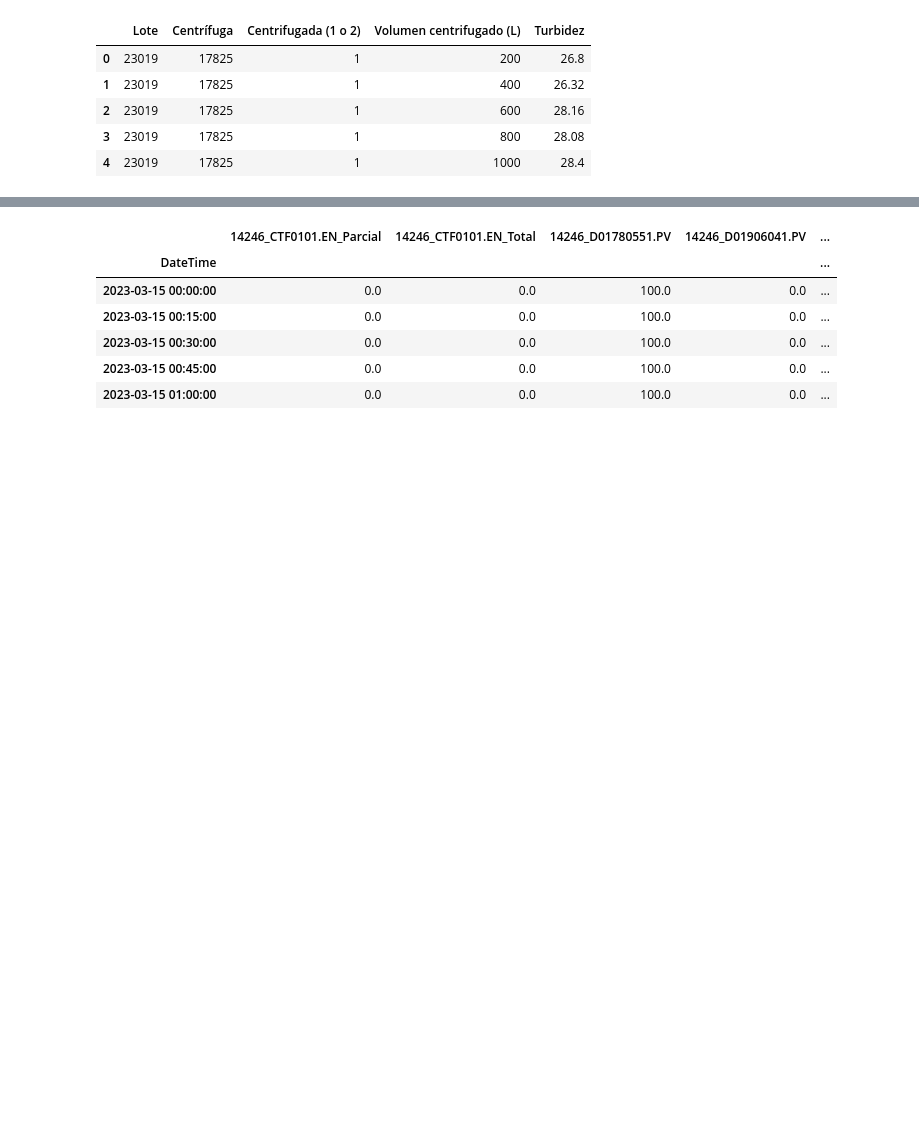
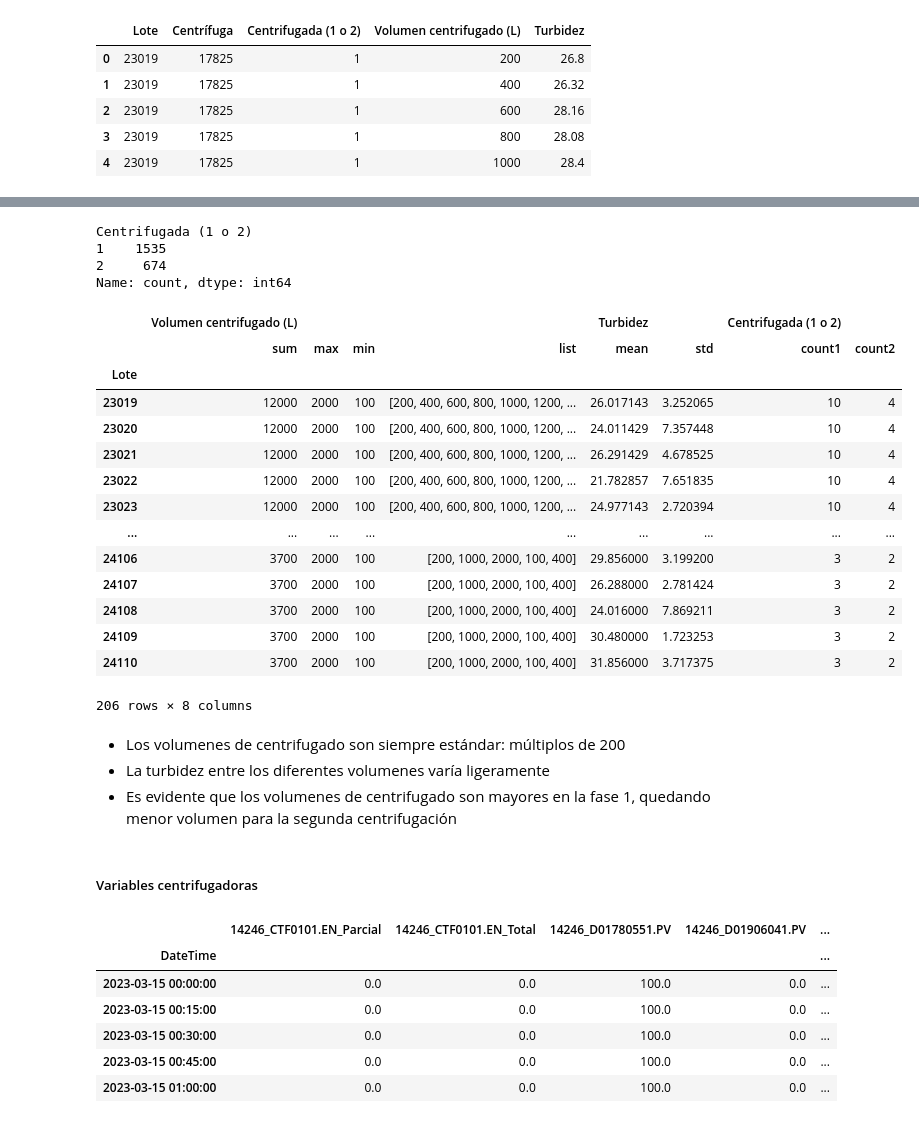
Before and after one commit to nikodyulger/datathon-los-forajidos, a Jupyter notebook: exploracion.ipynb, the cells around one changed output, grey strips where cells are left out. Drawn from its saved outputs; the diff is of its cells as text; code cells hidden in the pictures; blank space fills up the shorter version.

Commit message:
exploracion cinetico ipc centrifugacion

```diff
--- a/exploracion.ipynb
+++ b/exploracion.ipynb
@@ -1075,0 +1099,3 @@ df_ipc_centrifuga.head(5)
+# %%
+df_ipc_centrifuga = df_ipc_centrifuga[df_ipc_centrifuga['Lote'].isin(LOTES)]
+df_ipc_centrifuga.shape
@@ -1075,0 +1121,2 @@ df_ipc_centrifuga.head(5)
+# %%
+df_ipc_centrifuga['Turbidez'] = pd.to_numeric(df_ipc_centrifuga['Turbidez'], errors='coerce')
@@ -1076,5 +1172,43 @@ df_ipc_centrifuga.head(5)
 # %%
 ids_centrifugadora = [12912, 14246, 17825]
+# %%
+df_ipc_centrifuga['Centrifugada (1 o 2)'].value_counts()
+# %% [output]
+Centrifugada (1 o 2)
+1    1535
+2     674
+Name: count, dtype: int64
+# %%
+df_ipc_centrifuga.groupby(by='Lote').agg(
+    {'Volumen centrifugado (L)': ['sum', 'max', 'min', list],
+     'Turbidez': ['mean', 'std'],
+     'Centrifugada (1 o 2)': [
+         ('count1', lambda x: (x == 1).sum()),
+         ('count2',lambda x: (x == 2).sum())
+        ]
+    })
+# %% [output]
+|  | Volumen centrifugado (L) |  |  |  | Turbidez |  | Centrifugada (1 o 2) |  |
+|  | sum | max | min | list | mean | std | count1 | count2 |
+| Lote |  |  |  |  |  |  |  |  |
+| 23019 | 12000 | 2000 | 100 | [200, 400, 600, 800, 1000, 1200, ... | 26.017143 | 3.252065 | 10 | 4 |
+| 23020 | 12000 | 2000 | 100 | [200, 400, 600, 800, 1000, 1200, ... | 24.011429 | 7.357448 | 10 | 4 |
+| 23021 | 12000 | 2000 | 100 | [200, 400, 600, 800, 1000, 1200, ... | 26.291429 | 4.678525 | 10 | 4 |
+| 23022 | 12000 | 2000 | 100 | [200, 400, 600, 800, 1000, 1200, ... | 21.782857 | 7.651835 | 10 | 4 |
+| 23023 | 12000 | 2000 | 100 | [200, 400, 600, 800, 1000, 1200, ... | 24.977143 | 2.720394 | 10 | 4 |
+| ... | ... | ... | ... | ... | ... | ... | ... | ... |
+| 24106 | 3700 | 2000 | 100 | [200, 1000, 2000, 100, 400] | 29.856000 | 3.199200 | 3 | 2 |
+| 24107 | 3700 | 2000 | 100 | [200, 1000, 2000, 100, 400] | 26.288000 | 2.781424 | 3 | 2 |
+| 24108 | 3700 | 2000 | 100 | [200, 1000, 2000, 100, 400] | 24.016000 | 7.869211 | 3 | 2 |
+| 24109 | 3700 | 2000 | 100 | [200, 1000, 2000, 100, 400] | 30.480000 | 1.723253 | 3 | 2 |
+| 24110 | 3700 | 2000 | 100 | [200, 1000, 2000, 100, 400] | 31.856000 | 3.717375 | 3 | 2 |
+206 rows × 8 columns
+# %% [markdown]
+- Los volumenes de centrifugado son siempre estándar: múltiplos de 200
+- La turbidez entre los diferentes volumenes varía ligeramente
+- Es evidente que los volumenes de centrifugado son mayores en la fase 1, quedando menor volumen para la segunda centrifugación
+# %% [markdown]
+##### Variables centrifugadoras
 # %%
 df_centrifugadora = pd.read_excel(f'raw_data/Centrífuga {ids_centrifugadora[1]}.xlsx',
                                sheet_name='Datos', index_col='DateTime', parse_dates=True, engine='openpyxl')
```
Also changed, not shown: parts of 14 cells of this notebook.
